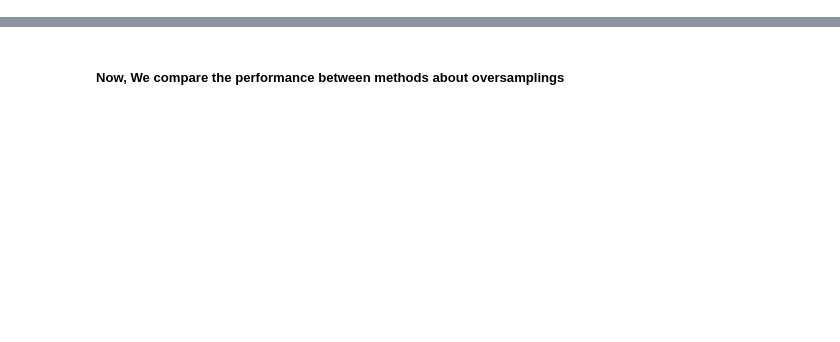
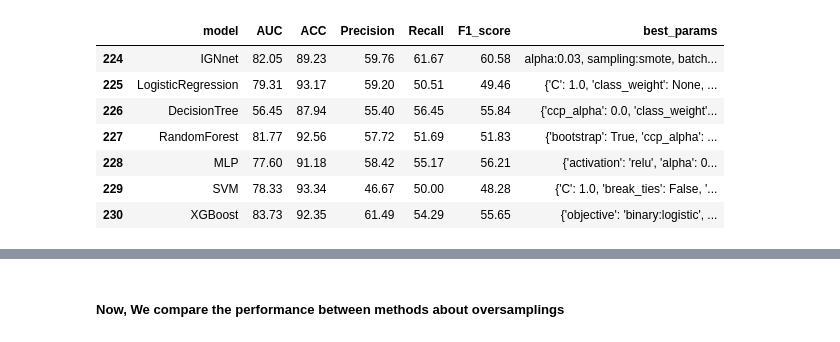
Before and after one commit to stateun/DB_Finance, a Jupyter notebook: Performance.ipynb, the cells around one changed output, grey strips where cells are left out. Cells and saved outputs as stored; diff of their text form; code cells hidden in the pictures; blank space fills up the shorter version.

```diff
--- a/Performance.ipynb
+++ b/Performance.ipynb
@@ -41,0 +92,12 @@ IGNNet4['best_params']
+# %%
+best_table2 = test5.iloc[index2 : index2 + length ].drop(['dataset'], axis = 1)
+best_table2
+# %% [output]
+|  | model | AUC | ACC | Precision | Recall | F1_score | best_params |
+| 224 | IGNnet | 82.05 | 89.23 | 59.76 | 61.67 | 60.58 | alpha:0.03, sampling:smote, batch... |
+| 225 | LogisticRegression | 79.31 | 93.17 | 59.20 | 50.51 | 49.46 | {'C': 1.0, 'class_weight': None, ... |
+| 226 | DecisionTree | 56.45 | 87.94 | 55.40 | 56.45 | 55.84 | {'ccp_alpha': 0.0, 'class_weight'... |
+| 227 | RandomForest | 81.77 | 92.56 | 57.72 | 51.69 | 51.83 | {'bootstrap': True, 'ccp_alpha': ... |
+| 228 | MLP | 77.60 | 91.18 | 58.42 | 55.17 | 56.21 | {'activation': 'relu', 'alpha': 0... |
+| 229 | SVM | 78.33 | 93.34 | 46.67 | 50.00 | 48.28 | {'C': 1.0, 'break_ties': False, '... |
+| 230 | XGBoost | 83.73 | 92.35 | 61.49 | 54.29 | 55.65 | {'objective': 'binary:logistic', ... |
```
Also changed, not shown: parts of 43 cells of this notebook, 3 other files.
